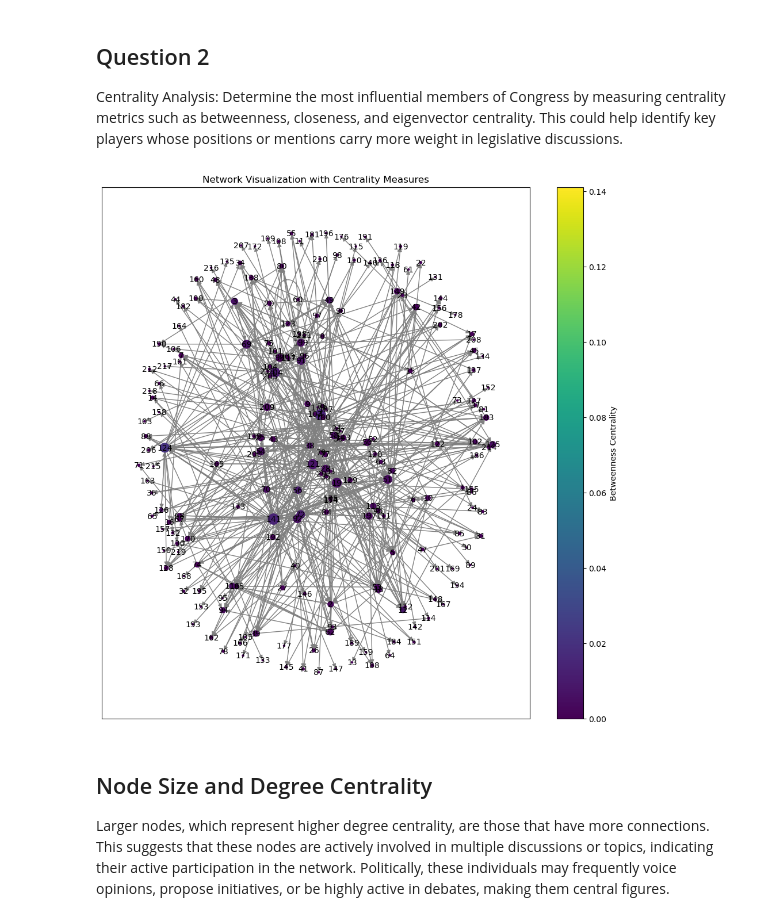
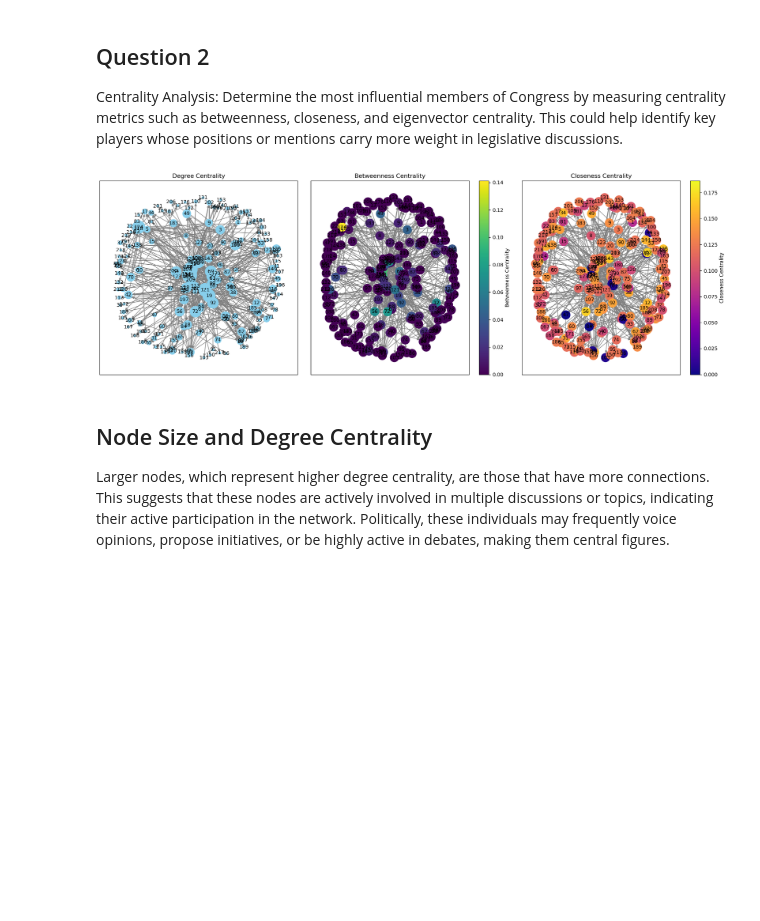
Before and after one commit to tomasbelak24/lil-data-siete, a Jupyter notebook: Congress_votes.ipynb, the cells around one changed output. Drawn from its saved outputs; the diff is of its cells as text; code cells hidden in the pictures; blank space fills up the shorter version.

```diff
--- a/Congress_votes.ipynb
+++ b/Congress_votes.ipynb
@@ -225,36 +186,72 @@ Nodes that appear isolated or in smaller clusters in the negative network but no
 ## Question 2
 Centrality Analysis: Determine the most influential members of Congress by measuring centrality metrics such as betweenness, closeness, and eigenvector centrality. This could help identify key players whose positions or mentions carry more weight in legislative discussions.
 # %%
-# Calculate degree centrality
+import matplotlib.pyplot as plt
+import networkx as nx
+
+# Assuming G is already defined
+
+# Calculate all centrality measures
 degree_centrality = nx.degree_centrality(G)
-# Calculate betweenness centrality
 betweenness_centrality = nx.betweenness_centrality(G)
-# Calculate closeness centrality
 closeness_centrality = nx.closeness_centrality(G)
 
-degree_sizes = [v * 1000 for v in degree_centrality.values()]  # Scale by 1000 for visibility, adjust as needed
-
-# Node color proportional to betweenness centrality
-# Create a color map from centrality values
+# Prepare node properties for visualization
+degree_sizes = [v * 5000 for v in degree_centrality.values()]  # Scale degree centrality for node size
 betweenness_values = list(betweenness_centrality.values())
 closeness_values = list(closeness_centrality.values())
 
-# Create a colormap for betweenness centrality
+# Setup the colormap for betweenness and closeness
 betweenness_colors = plt.cm.viridis(betweenness_values)
+closeness_colors = plt.cm.plasma(closeness_values)
 
-plt.figure(figsize=(12, 12))
-# Draw the network
-nx.draw_networkx(G, pos=nx.spring_layout(G), with_labels=True,
-                 node_color=betweenness_colors, node_size=degree_sizes,
+import matplotlib.pyplot as plt
+import networkx as nx
+from matplotlib.colors import Normalize
+import numpy as np
+
+# Assuming G is already defined and centrality measures are calculated
+
+# Normalize centrality measures
+norm = Normalize(vmin=min(betweenness_centrality.values()), vmax=max(betweenness_centrality.values()))
+betweenness_colors = plt.cm.viridis(norm(list(betweenness_centrality.values())))
+
+norm_closeness = Normalize(vmin=min(closeness_centrality.values()), vmax=max(closeness_centrality.values()))
+closeness_colors = plt.cm.plasma(norm_closeness(list(closeness_centrality.values())))
+
+# Create figure and axes
+plt.figure(figsize=(18, 6))
+
+# Subplot for Degree Centrality
+plt.subplot(1, 3, 1)
+nx.draw_networkx(G, pos=nx.spring_layout(G, seed=42), with_labels=True,
+                 node_size=degree_sizes, node_color='skyblue',
+                 edge_color='grey', font_size=10)
+plt.title('Degree Centrality')
+
+# Subplot for Betweenness Centrality
+plt.subplot(1, 3, 2)
+nx.draw_networkx(G, pos=nx.spring_layout(G, seed=42), with_labels=True,
+                 node_color=betweenness_colors, node_size=300,
                  edge_color='grey', font_size=10, cmap=plt.cm.viridis)
+plt.colorbar(plt.cm.ScalarMappable(norm=norm, cmap=plt.cm.viridis),
+             label='Betweenness Centrality')
+plt.title('Betweenness Centrality')
 
-plt.colorbar(plt.cm.ScalarMappable(cmap=plt.cm.viridis, norm=plt.Normalize(vmin=min(betweenness_values), vmax=max(betweenness_values))),
-             label='Betweenness Centrality')
+# Subplot for Closeness Centrality
+plt.subplot(1, 3, 3)
+nx.draw_networkx(G, pos=nx.spring_layout(G, seed=42), with_labels=True,
+                 node_color=closeness_colors, node_size=300,
+                 edge_color='grey', font_size=10, cmap=plt.cm.plasma)
+plt.colorbar(plt.cm.ScalarMappable(norm=norm_closeness, cmap=plt.cm.plasma),
+             label='Closeness Centrality')
+plt.title('Closeness Centrality')
 
-plt.title('Network Visualization with Centrality Measures')
+# Show the combined figure
+plt.tight_layout()
 plt.show()
 # %% [output]
-[figure, old version]
+[figure, new version]
 # %% [markdown]
 ## Node Size and Degree Centrality
 Larger nodes, which represent higher degree centrality, are those that have more connections. This suggests that these nodes are actively involved in multiple discussions or topics, indicating their active participation in the network. Politically, these individuals may frequently voice opinions, propose initiatives, or be highly active in debates, making them central figures.
```
Also changed, not shown: parts of 14 cells of this notebook.
